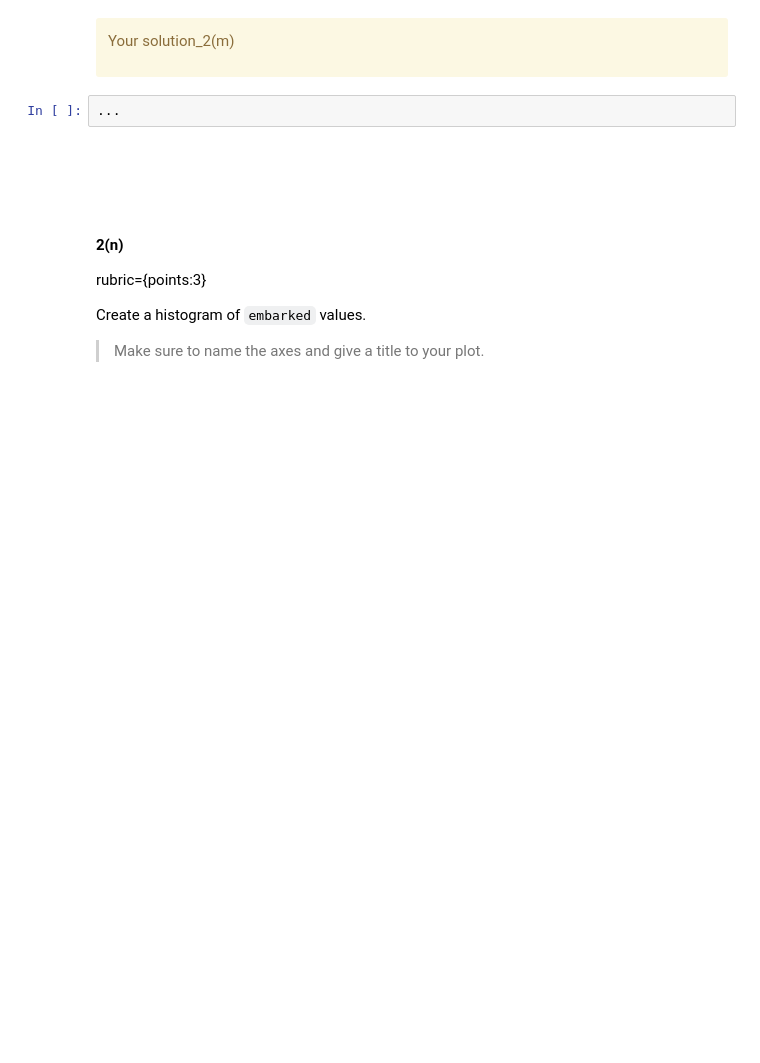
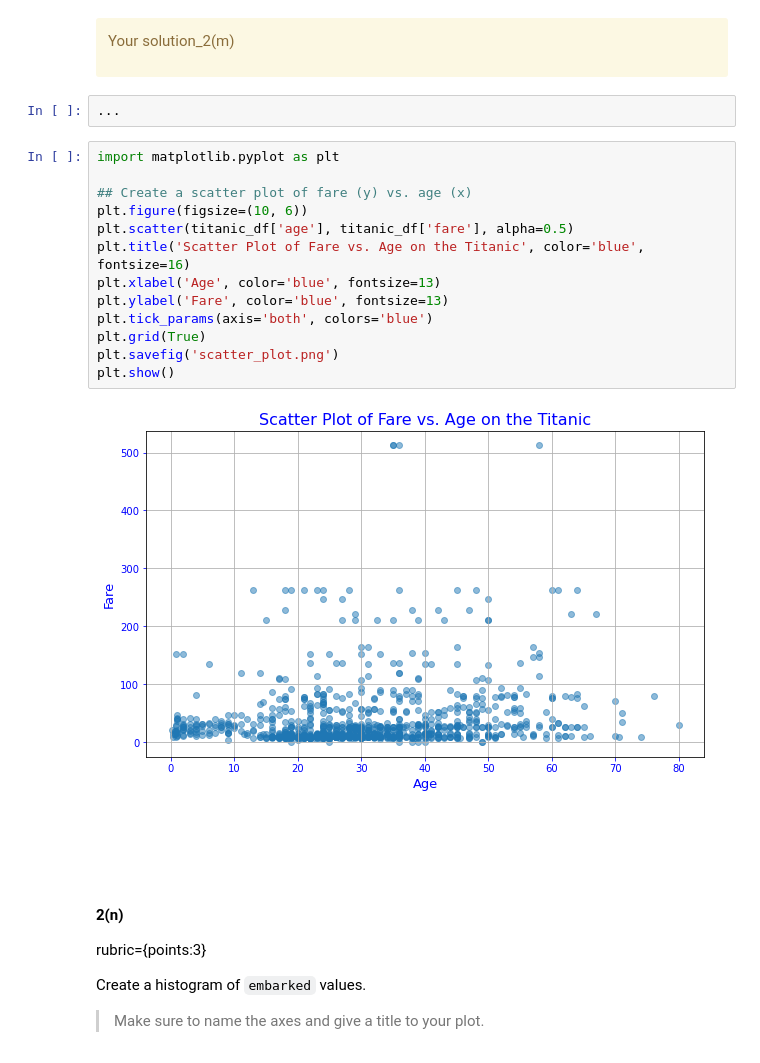
Before and after one commit to Kyleetd/cpsc330-2023W2, a Jupyter notebook: hw/hw1/hw1.ipynb, the cells around one changed output. Cells and saved outputs as stored; diff of their text form; blank space fills up the shorter version.

```diff
--- a/hw/hw1/hw1.ipynb
+++ b/hw/hw1/hw1.ipynb
@@ -529,6 +582,21 @@ Your solution_2(m)
 </div>
 # %%
 ...
+# %%
+import matplotlib.pyplot as plt
+
+## Create a scatter plot of fare (y) vs. age (x)
+plt.figure(figsize=(10, 6))
+plt.scatter(titanic_df['age'], titanic_df['fare'], alpha=0.5)
+plt.title('Scatter Plot of Fare vs. Age on the Titanic', color='blue', fontsize=16)
+plt.xlabel('Age', color='blue', fontsize=13)
+plt.ylabel('Fare', color='blue', fontsize=13)
+plt.tick_params(axis='both', colors='blue')
+plt.grid(True)
+plt.savefig('scatter_plot.png')
+plt.show()
+# %% [output]
+[figure, added]
 # %% [markdown]
 <br><br>
 # %% [markdown]
```
Also changed, not shown: parts of 8 cells of this notebook, 3 other files.
